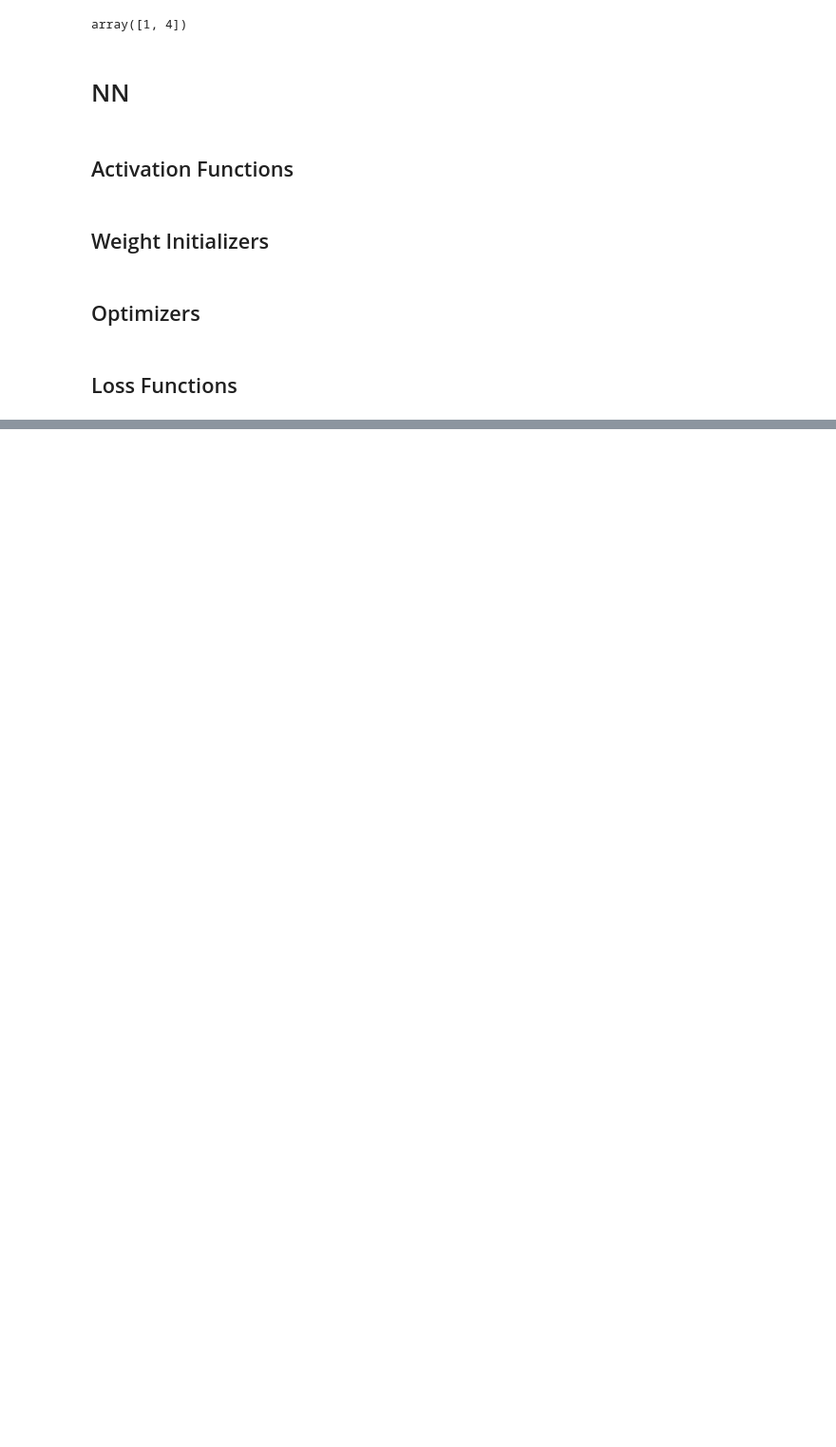
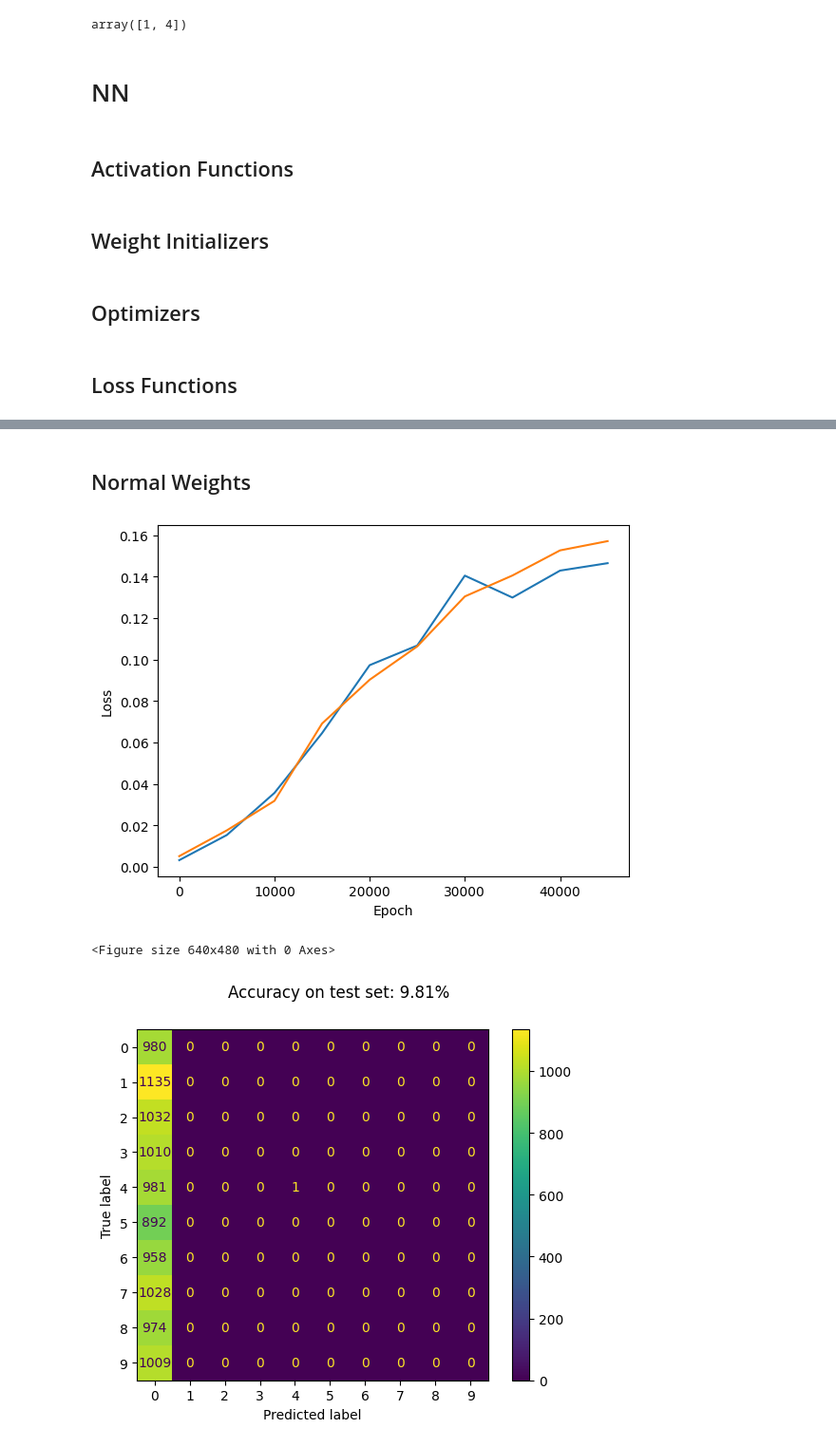
Before and after one commit to akmorihg/NN_from_scratch, a Jupyter notebook: main.ipynb, the cells around one changed output, grey strips where cells are left out. Shown at 95% size. Saved outputs shown, nothing was run; the diff lists cells and outputs as text; code cells hidden in the pictures; blank space fills up the shorter version.

```diff
--- a/main.ipynb
+++ b/main.ipynb
@@ -652,0 +705,33 @@ for i in range(10):
+# %%
+# In this context, epochs = iterations
+epochs = 50000
+decay_step = epochs // 10
+
+hyperparams = {
+    "learning_rate": 0.1,
+    "beta1": 0.9,
+    "beta2": 0.999,
+}
+
+is_batch_mode = False
+batch_size = 100
+
+cuda = True
+
+optimizer = "sgd"
+weight_init = NormalInitializer()
+# %% [markdown]
+## Normal Weights
+# %%
+nn = NN(layers=[
+    Layer(784, 512, cuda=cuda, optimizer=optimizer, weight_init=weight_init),
+    Layer(512, 10, activation="softmax", cuda=cuda, optimizer=optimizer, weight_init=weight_init),
+], hyperparams=hyperparams, loss_function=CategoricalCrossEntropy(cuda), cuda=cuda)
+
+em = ExperimentManager("normal_weight_experiment")
+em.load_data(train_images, train_encoded_labels, test_images, test_encoded_labels)
+em.experiment(nn, epochs = epochs, is_batch_mode = is_batch_mode, batch_size = batch_size, decay_step=decay_step)
+# %% [output]
+[figure, added]
+<Figure size 640x480 with 0 Axes>
+[figure, added]
```
Also changed, not shown: parts of 40 cells of this notebook.
